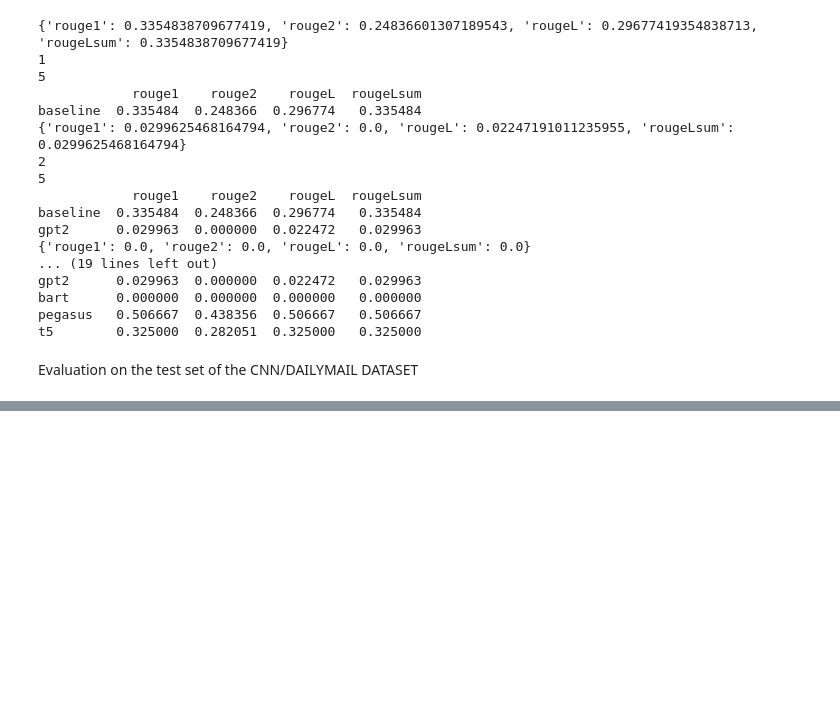
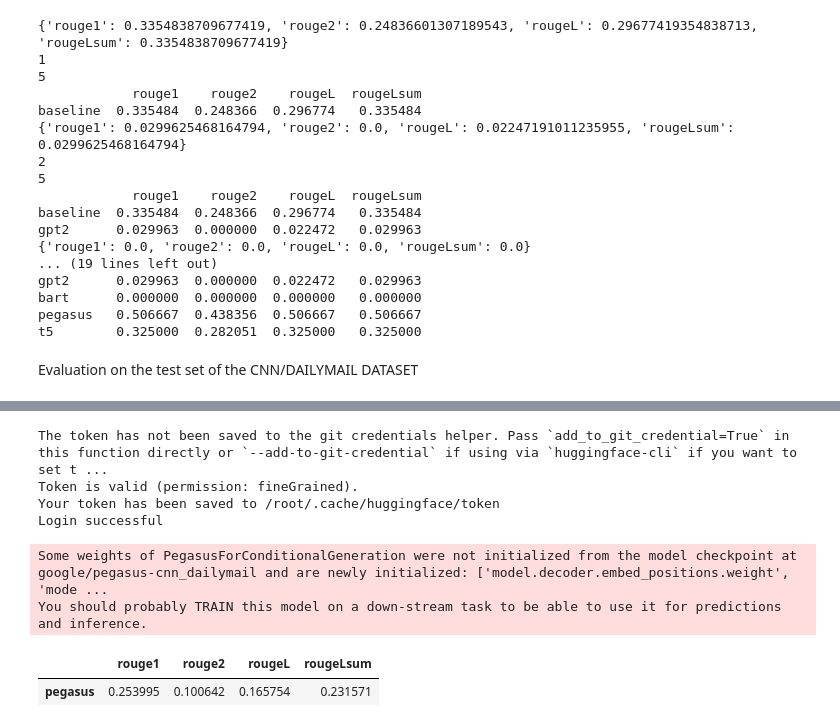
Before and after one commit to nowshinJahan17/Text-Summarization, a Jupyter notebook: Copy_of_gitcommand.ipynb, the cells around one changed output, grey strips where cells are left out. Drawn from its saved outputs; the diff is of its cells as text; code cells hidden in the pictures; blank space fills up the shorter version.

```diff
--- a/Copy_of_gitcommand.ipynb
+++ b/Copy_of_gitcommand.ipynb
@@ -291,10 +305,29 @@ def calculate_metric_on_test_ds(dataset, metric, model, tokenizer, batch_size=1,
 # %%
 from transformers import AutoModelForSeq2SeqLM, AutoTokenizer
 from huggingface_hub import login
-login("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")
-model_ckpt = "goodle/pegasus-cnn_dailymail"
+
+# Log in to Hugging Face
+login("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")  # Replace with your token
+
+# Define model and tokenizer
+model_ckpt = "google/pegasus-cnn_dailymail"
 tokenizer = AutoTokenizer.from_pretrained(model_ckpt)
-model_pegasus= AutoModelForSeq2SeqLM.from_pretrained(model_ckpt).to(device)
-score= calculate_metric_on_test_ds(test_sampled, rouge_metric, model_pegasus, tokenizer, batch_size)
+model_pegasus = AutoModelForSeq2SeqLM.from_pretrained(model_ckpt).to(device)
 
-pd.DataFrame(rouge_dict, index = ['pegasus'])
+# Define batch_size
+batch_size = 8
+
+# Calculate score
+score = calculate_metric_on_test_ds(test_sampled, rouge_metric, model_pegasus, tokenizer, batch_size)
+
+# Create DataFrame
+pd.DataFrame(rouge_dict, index=['pegasus'])
+# %% [output]
+The token has not been saved to the git credentials helper. Pass `add_to_git_credential=True` in this function directly or `--add-to-git-credential` if using via `huggingface-cli` if you want to set t ...
+Token is valid (permission: fineGrained).
+Your token has been saved to /root/.cache/huggingface/token
+Login successful
+Some weights of PegasusForConditionalGeneration were not initialized from the model checkpoint at google/pegasus-cnn_dailymail and are newly initialized: ['model.decoder.embed_positions.weight', 'mode ...
+You should probably TRAIN this model on a down-stream task to be able to use it for predictions and inference.
+|  | rouge1 | rouge2 | rougeL | rougeLsum |
+| pegasus | 0.253995 | 0.100642 | 0.165754 | 0.231571 |
```
Also changed, not shown: parts of 6 cells of this notebook.
